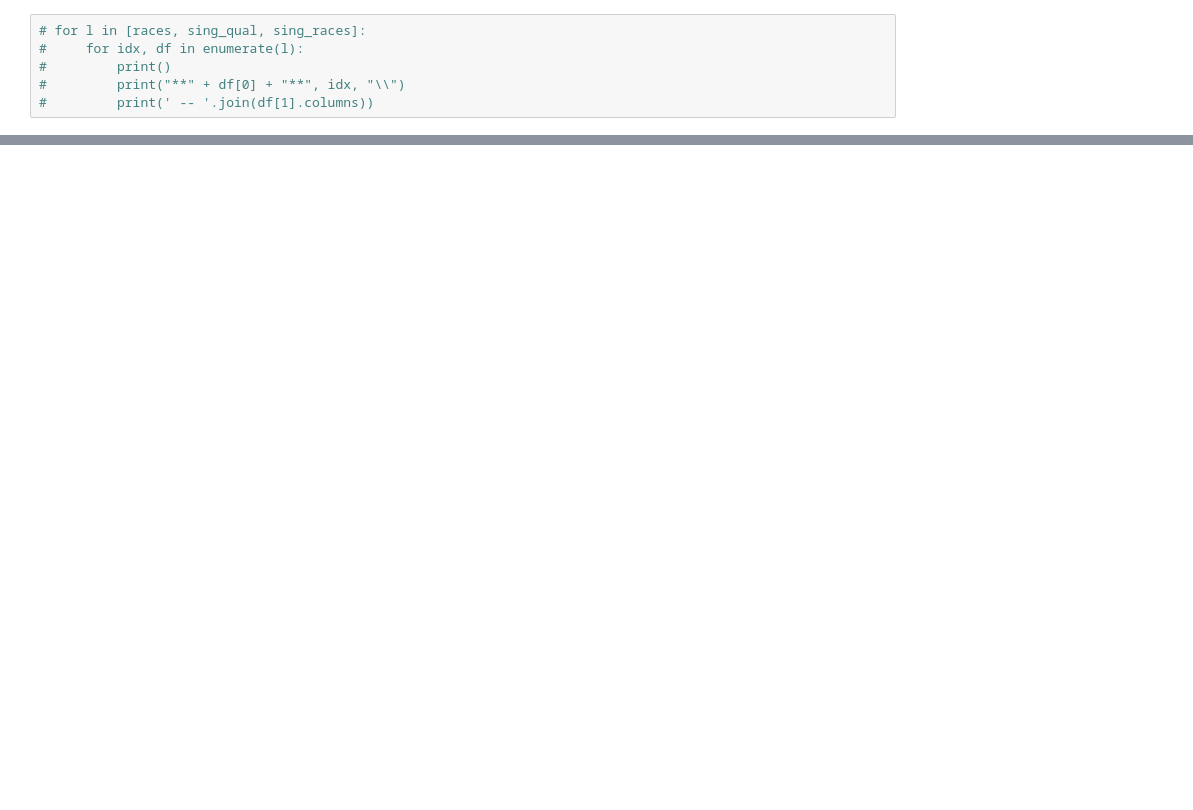
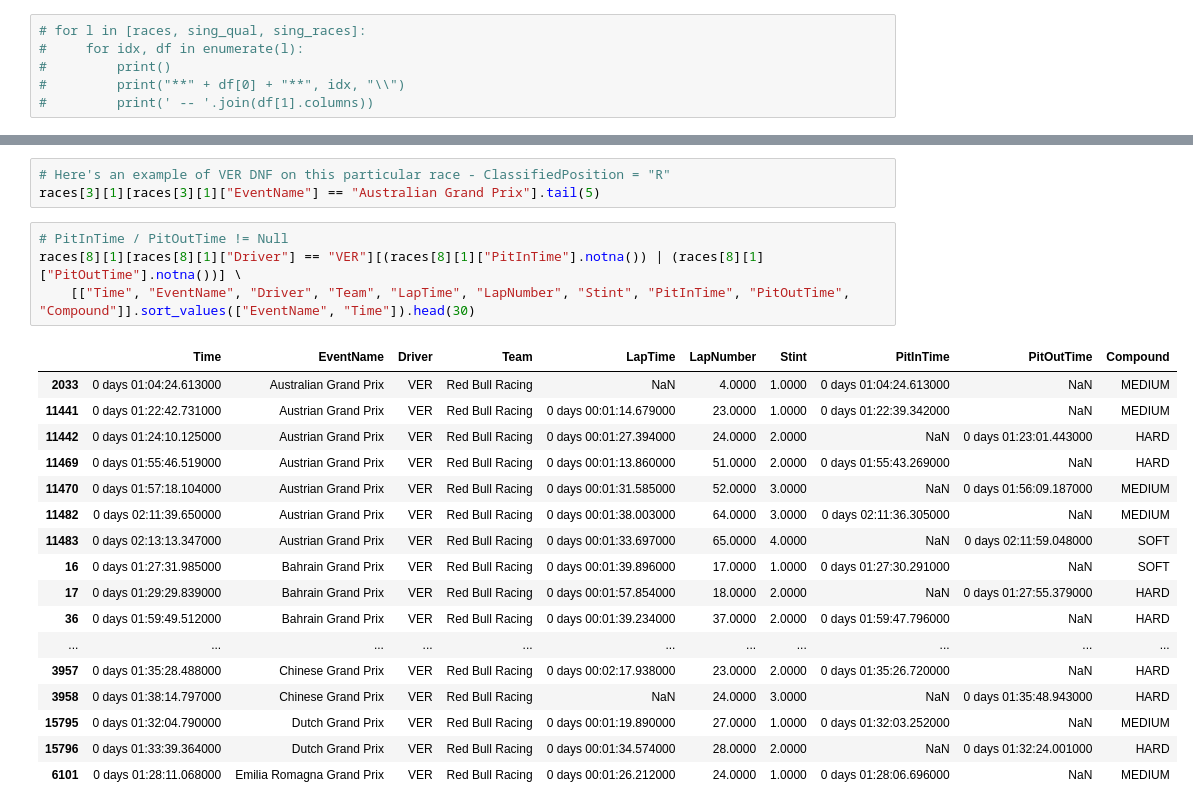
Before and after one commit to MyNameIsCalvinDavis/Data-Science, a Jupyter notebook: F1/F1.ipynb, the cells around one changed output, grey strips where cells are left out. Drawn from its saved outputs; the diff is of its cells as text; blank space fills up the shorter version.

```diff
--- a/F1/F1.ipynb
+++ b/F1/F1.ipynb
@@ -172,0 +236,25 @@ Year -- Time -- Category -- Message -- Status -- Flag -- Scope -- Sector -- Raci
+# %%
+# Here's an example of VER DNF on this particular race - ClassifiedPosition = "R"
+races[3][1][races[3][1]["EventName"] == "Australian Grand Prix"].tail(5)
+# %%
+# PitInTime / PitOutTime != Null
+races[8][1][races[8][1]["Driver"] == "VER"][(races[8][1]["PitInTime"].notna()) | (races[8][1]["PitOutTime"].notna())] \
+    [["Time", "EventName", "Driver", "Team", "LapTime", "LapNumber", "Stint", "PitInTime", "PitOutTime", "Compound"]].sort_values(["EventName", "Time"]).head(30)
+# %% [output]
+|  | Time | EventName | Driver | Team | LapTime | LapNumber | Stint | PitInTime | PitOutTime | Compound |
+| 2033 | 0 days 01:04:24.613000 | Australian Grand Prix | VER | Red Bull Racing | NaN | 4.0000 | 1.0000 | 0 days 01:04:24.613000 | NaN | MEDIUM |
+| 11441 | 0 days 01:22:42.731000 | Austrian Grand Prix | VER | Red Bull Racing | 0 days 00:01:14.679000 | 23.0000 | 1.0000 | 0 days 01:22:39.342000 | NaN | MEDIUM |
+| 11442 | 0 days 01:24:10.125000 | Austrian Grand Prix | VER | Red Bull Racing | 0 days 00:01:27.394000 | 24.0000 | 2.0000 | NaN | 0 days 01:23:01.443000 | HARD |
+| 11469 | 0 days 01:55:46.519000 | Austrian Grand Prix | VER | Red Bull Racing | 0 days 00:01:13.860000 | 51.0000 | 2.0000 | 0 days 01:55:43.269000 | NaN | HARD |
+| 11470 | 0 days 01:57:18.104000 | Austrian Grand Prix | VER | Red Bull Racing | 0 days 00:01:31.585000 | 52.0000 | 3.0000 | NaN | 0 days 01:56:09.187000 | MEDIUM |
+| 11482 | 0 days 02:11:39.650000 | Austrian Grand Prix | VER | Red Bull Racing | 0 days 00:01:38.003000 | 64.0000 | 3.0000 | 0 days 02:11:36.305000 | NaN | MEDIUM |
+| 11483 | 0 days 02:13:13.347000 | Austrian Grand Prix | VER | Red Bull Racing | 0 days 00:01:33.697000 | 65.0000 | 4.0000 | NaN | 0 days 02:11:59.048000 | SOFT |
+| 16 | 0 days 01:27:31.985000 | Bahrain Grand Prix | VER | Red Bull Racing | 0 days 00:01:39.896000 | 17.0000 | 1.0000 | 0 days 01:27:30.291000 | NaN | SOFT |
+| 17 | 0 days 01:29:29.839000 | Bahrain Grand Prix | VER | Red Bull Racing | 0 days 00:01:57.854000 | 18.0000 | 2.0000 | NaN | 0 days 01:27:55.379000 | HARD |
+| 36 | 0 days 01:59:49.512000 | Bahrain Grand Prix | VER | Red Bull Racing | 0 days 00:01:39.234000 | 37.0000 | 2.0000 | 0 days 01:59:47.796000 | NaN | HARD |
+| ... | ... | ... | ... | ... | ... | ... | ... | ... | ... | ... |
+| 3957 | 0 days 01:35:28.488000 | Chinese Grand Prix | VER | Red Bull Racing | 0 days 00:02:17.938000 | 23.0000 | 2.0000 | 0 days 01:35:26.720000 | NaN | HARD |
+| 3958 | 0 days 01:38:14.797000 | Chinese Grand Prix | VER | Red Bull Racing | NaN | 24.0000 | 3.0000 | NaN | 0 days 01:35:48.943000 | HARD |
+| 15795 | 0 days 01:32:04.790000 | Dutch Grand Prix | VER | Red Bull Racing | 0 days 00:01:19.890000 | 27.0000 | 1.0000 | 0 days 01:32:03.252000 | NaN | MEDIUM |
+| 15796 | 0 days 01:33:39.364000 | Dutch Grand Prix | VER | Red Bull Racing | 0 days 00:01:34.574000 | 28.0000 | 2.0000 | NaN | 0 days 01:32:24.001000 | HARD |
+| 6101 | 0 days 01:28:11.068000 | Emilia Romagna Grand Prix | VER | Red Bull Racing | 0 days 00:01:26.212000 | 24.0000 | 1.0000 | 0 days 01:28:06.696000 | NaN | MEDIUM |
```
Also changed, not shown: parts of 26 cells of this notebook, 2 other files.
